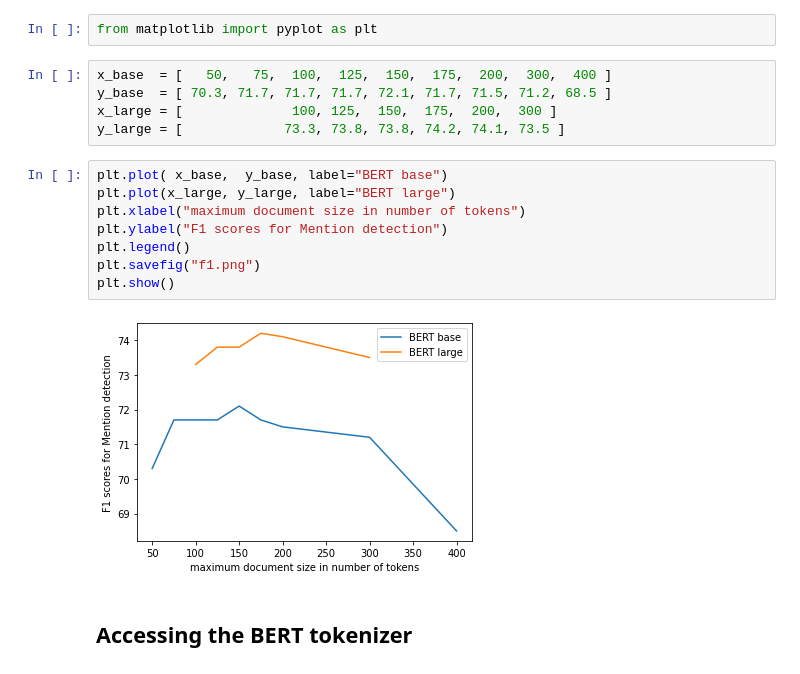
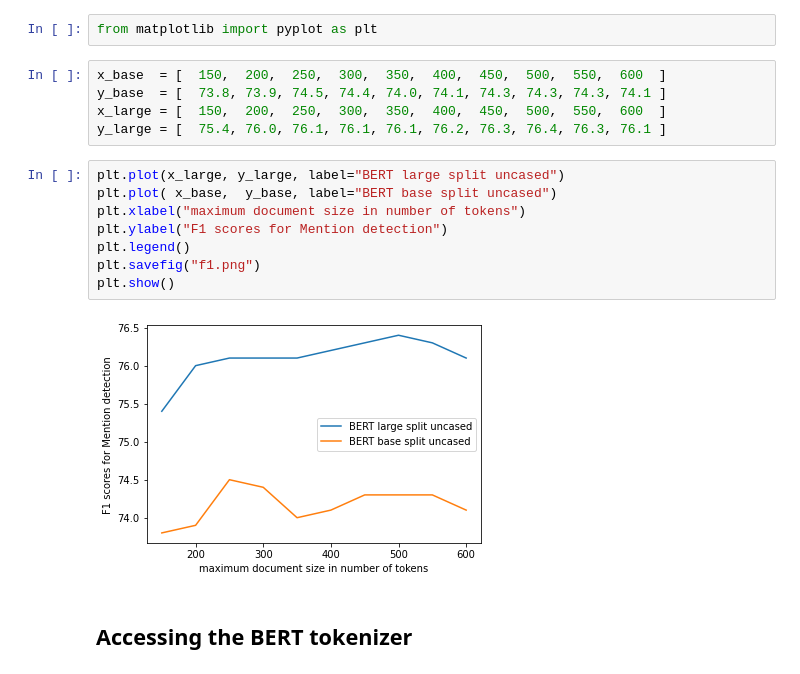
Before and after one commit to eriktks/rel20, a Jupyter notebook: ner_bert.ipynb, the cells around one changed output. Saved outputs shown, nothing was run; the diff lists cells and outputs as text.

```diff
--- a/ner_bert.ipynb
+++ b/ner_bert.ipynb
@@ -327,21 +327,21 @@ combine_entities(ner_results)
 ## Performance graph for different document sizes
 # %%
 from matplotlib import pyplot as plt
-# %%
-x_base  = [   50,   75,  100,  125,  150,  175,  200,  300,  400 ]
-y_base  = [ 70.3, 71.7, 71.7, 71.7, 72.1, 71.7, 71.5, 71.2, 68.5 ]
-x_large = [              100, 125,  150,  175,  200,  300 ]
-y_large = [             73.3, 73.8, 73.8, 74.2, 74.1, 73.5 ]
+# %%
+x_base  = [  150,  200,  250,  300,  350,  400,  450,  500,  550,  600  ]
+y_base  = [  73.8, 73.9, 74.5, 74.4, 74.0, 74.1, 74.3, 74.3, 74.3, 74.1 ]
+x_large = [  150,  200,  250,  300,  350,  400,  450,  500,  550,  600  ]
+y_large = [  75.4, 76.0, 76.1, 76.1, 76.1, 76.2, 76.3, 76.4, 76.3, 76.1 ]
 # %%
-plt.plot( x_base,  y_base, label="BERT base")
-plt.plot(x_large, y_large, label="BERT large")
+plt.plot(x_large, y_large, label="BERT large split uncased")
+plt.plot( x_base,  y_base, label="BERT base split uncased")
 plt.xlabel("maximum document size in number of tokens")
 plt.ylabel("F1 scores for Mention detection")
 plt.legend()
 plt.savefig("f1.png")
 plt.show()
 # %% [output]
-[figure, old version]
+[figure, new version]
 # %% [markdown]
 ## Accessing the BERT tokenizer
 # %%
```
Also changed, not shown: 2 other files.
